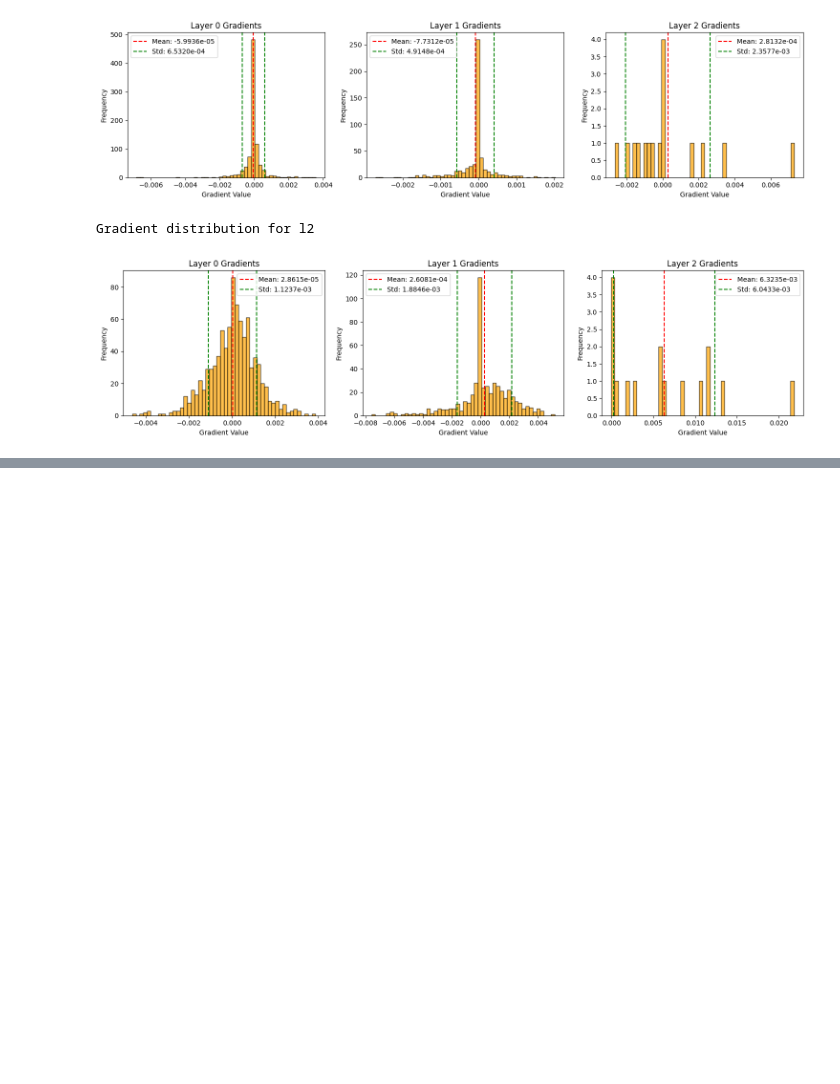
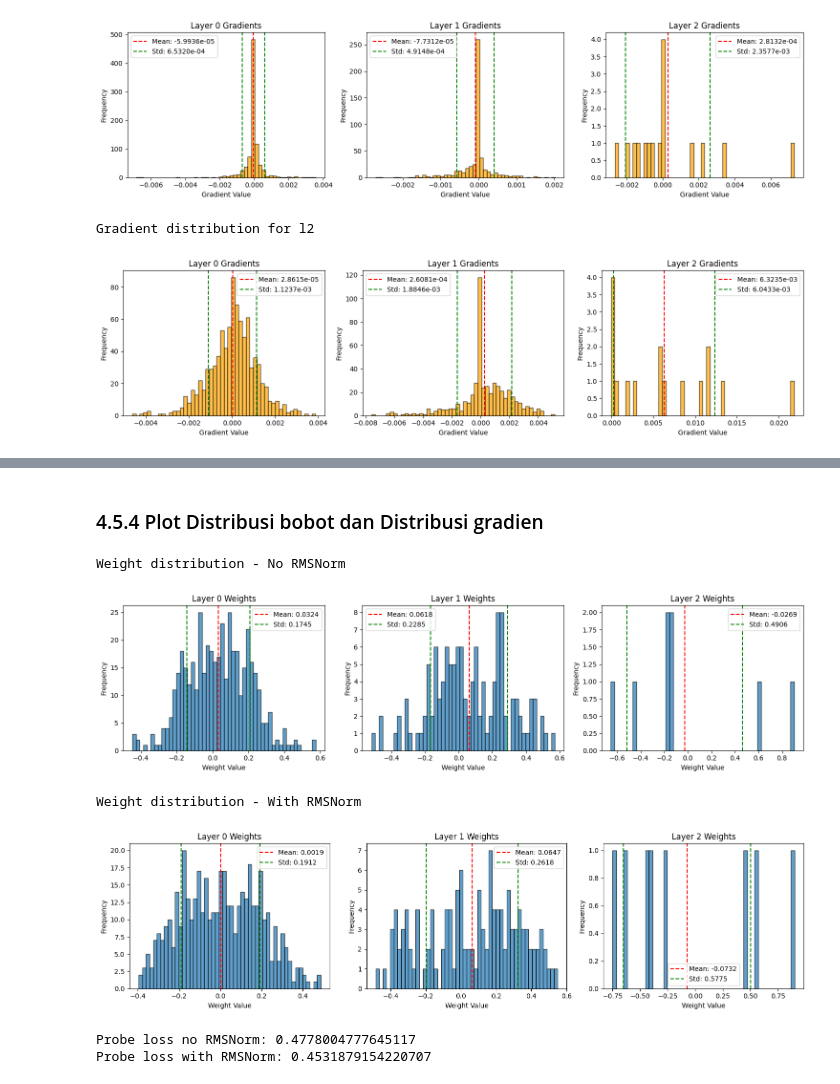
Before and after one commit to reletz/ML-FFNN, a Jupyter notebook: src/notebook/experiments.ipynb, the cells around one changed output, grey strips where cells are left out. Drawn from its saved outputs; the diff is of its cells as text; code cells hidden in the pictures; blank space fills up the shorter version.

```diff
--- a/src/notebook/experiments.ipynb
+++ b/src/notebook/experiments.ipynb
@@ -1032,0 +1049,19 @@ Gradient distribution for l2
+# %%
+model_no_norm = ADModel(
+    layer_sizes=rmsnorm_config["layer_sizes"],
+    activations=rmsnorm_config["activations"],
+    loss=rmsnorm_config["loss"],
+    optimizer=Adam(learning_rate=rmsnorm_config["learning_rate"]),
+    initializer=rmsnorm_config["initializer"],
+    regularizer=rmsnorm_config["regularizer"],
+    use_rmsnorm=False,
+)
+
+history_no_norm = model_no_norm.fit(
+    X_train, y_train,
+    X_val, y_val,
+    epochs=rmsnorm_config["epochs"],
+    batch_size=rmsnorm_config["batch_size"],
+    verbose=rmsnorm_config["verbose"],
+    learning_rate=rmsnorm_config["learning_rate"],
+)
@@ -1032,0 +1160,13 @@ Gradient distribution for l2
+# %% [markdown]
+### 4.5.4 Plot Distribusi bobot dan Distribusi gradien
+# %%
+print("Weight distribution - No RMSNorm")
+model_no_norm.plot_weight_distribution([0, 1, 2])
+
+print("Weight distribution - With RMSNorm")
+model_rmsnorm.plot_weight_distribution([0, 1, 2])
+# %% [output]
+Weight distribution - No RMSNorm
+[figure, added]
+Weight distribution - With RMSNorm
+[figure, added]
@@ -1032,0 +1193,12 @@ Gradient distribution for l2
+# %%
+X_probe = X_train[:64]
+y_probe = y_train[:64]
+
+probe_loss_no = capture_probe_gradients(model_no_norm, X_probe, y_probe)
+probe_loss_rms = capture_probe_gradients(model_rmsnorm, X_probe, y_probe)
+
+print("Probe loss no RMSNorm:", probe_loss_no)
+print("Probe loss with RMSNorm:", probe_loss_rms)
+# %% [output]
+Probe loss no RMSNorm: 0.4778004777645117
+Probe loss with RMSNorm: 0.4531879154220707
```
Also changed, not shown: parts of 18 cells of this notebook.
